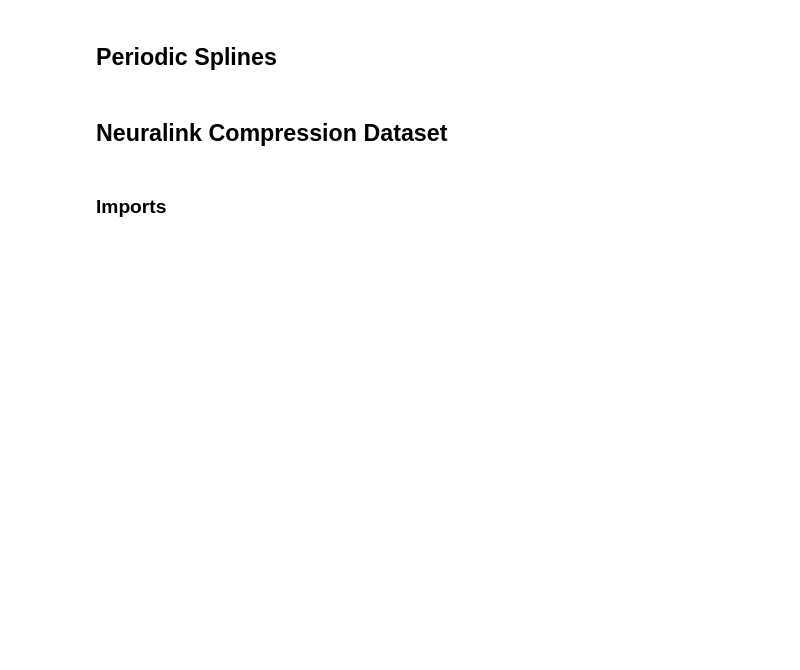
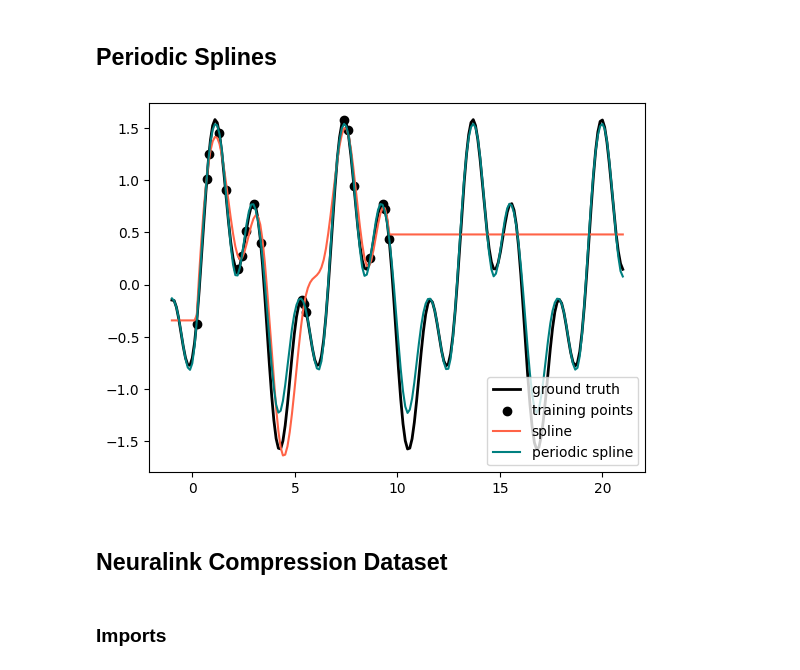
Before and after one commit to efwoods/Neuralink-Compression-Challenge, a Jupyter notebook: analysis/tutorials/polynomial-interpolation.ipynb, the cells around one changed output. Cells and saved outputs as stored; diff of their text form; code cells hidden in the pictures; blank space fills up the shorter version.

```diff
--- a/analysis/tutorials/polynomial-interpolation.ipynb
+++ b/analysis/tutorials/polynomial-interpolation.ipynb
@@ -63,41 +110,48 @@ plt.show()
 # %% [markdown]
 ## Periodic Splines
 # %%
-def g(x):
+def approximate_periodic_spline(x):
     """Function to be approximated by periodic spline interpolation."""
     return np.sin(x) - 0.7 * np.cos(x * 3)
 
 
-y_train = g(x_train)
+y_train = approximate_periodic_spline(x_train)
 
 # Extend the test data into the future:
 x_plot_ext = np.linspace(-1, 21, 200)
 x_plot_ext = x_plot_ext[:, np.newaxis]
 
 lw = 2
 fig, ax = plt.subplots()
 ax.set_prop_cycle(color=["black", "tomato", "teal"])
-ax.plot(x_plot_ext, g(x_plot_ext), linewidth=lw, label="ground truth")
+ax.plot(
+    x_plot_ext,
+    approximate_periodic_spline(x_plot_ext),
+    linewidth=lw,
+    label="ground truth",
+)
 ax.scatter(x_train, y_train, label="training points")
 
 for transformer, label in [
     (SplineTransformer(degree=3, n_knots=10), "spline"),
     (
         SplineTransformer(
             degree=3,
             knots=np.linspace(0, 2 * np.pi, 10)[:, None],
             extrapolation="periodic",
         ),
         "periodic spline",
     ),
 ]:
     model = make_pipeline(transformer, Ridge(alpha=1e-3))
     model.fit(X_train, y_train)
     y_plot_ext = model.predict(x_plot_ext)
     ax.plot(x_plot_ext, y_plot_ext, label=label)
 
 ax.legend()
 fig.show()
+# %% [output]
+[figure, added]
 # %% [markdown]
 ## Neuralink Compression Dataset
 # %% [markdown]
```
Also changed, not shown: parts of 25 cells of this notebook, 1 other file.
